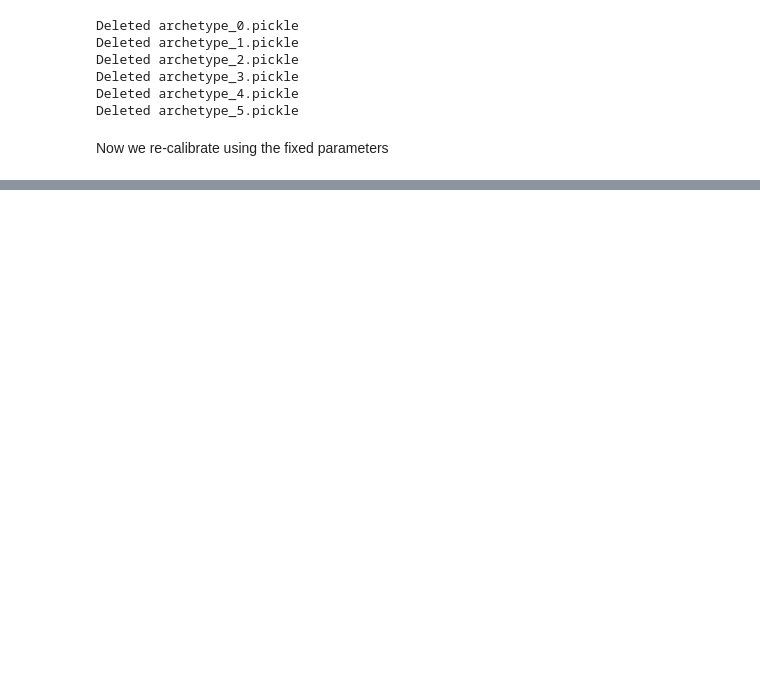
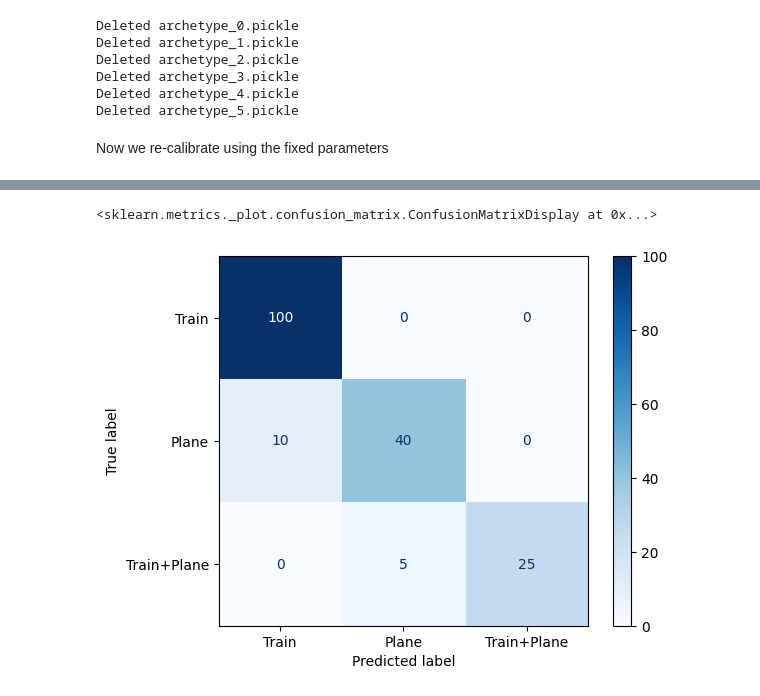
Before and after one commit to UoW-ATM/MultiModX, a Jupyter notebook: notebooks/new_trip_to_paths_1.ipynb, the cells around one changed output, grey strips where cells are left out. Drawn from its saved outputs; the diff is of its cells as text; code cells hidden in the pictures; blank space fills up the shorter version.

```diff
--- a/notebooks/new_trip_to_paths_1.ipynb
+++ b/notebooks/new_trip_to_paths_1.ipynb
@@ -1865,0 +2278,23 @@ potential_demand.to_csv('potential_demand_flows.csv', index = False)
+# %%
+import numpy as np
+from sklearn.metrics import confusion_matrix, ConfusionMatrixDisplay
+
+# Step 1: Actual and Predicted Trip Data (aggregated counts for each alternative)
+actual_trips = np.array([100, 50, 30])  # Actual trips for [Train, Plane, Train+Plane]
+predicted_trips = np.array([110, 45, 25])  # Predicted trips for [Train, Plane, Train+Plane]
+
+# Step 2: Convert counts into a list of class labels
+# For this example, we'll assume that each "trip" is a single observation
+actual_labels = np.repeat([0, 1, 2], actual_trips)  # 0: Train, 1: Plane, 2: Train+Plane
+predicted_labels = np.repeat([0, 1, 2], predicted_trips)
+
+# Step 3: Build the Confusion Matrix
+conf_matrix = confusion_matrix(actual_labels, predicted_labels)
+
+# Step 4: Display the Confusion Matrix
+disp = ConfusionMatrixDisplay(confusion_matrix=conf_matrix,
+                              display_labels=['Train', 'Plane', 'Train+Plane'])
+disp.plot(cmap="Blues")
+# %% [output]
+<sklearn.metrics._plot.confusion_matrix.ConfusionMatrixDisplay at 0x...>
+[figure, added]
```
Also changed, not shown: parts of 30 cells of this notebook, 1 other file.
